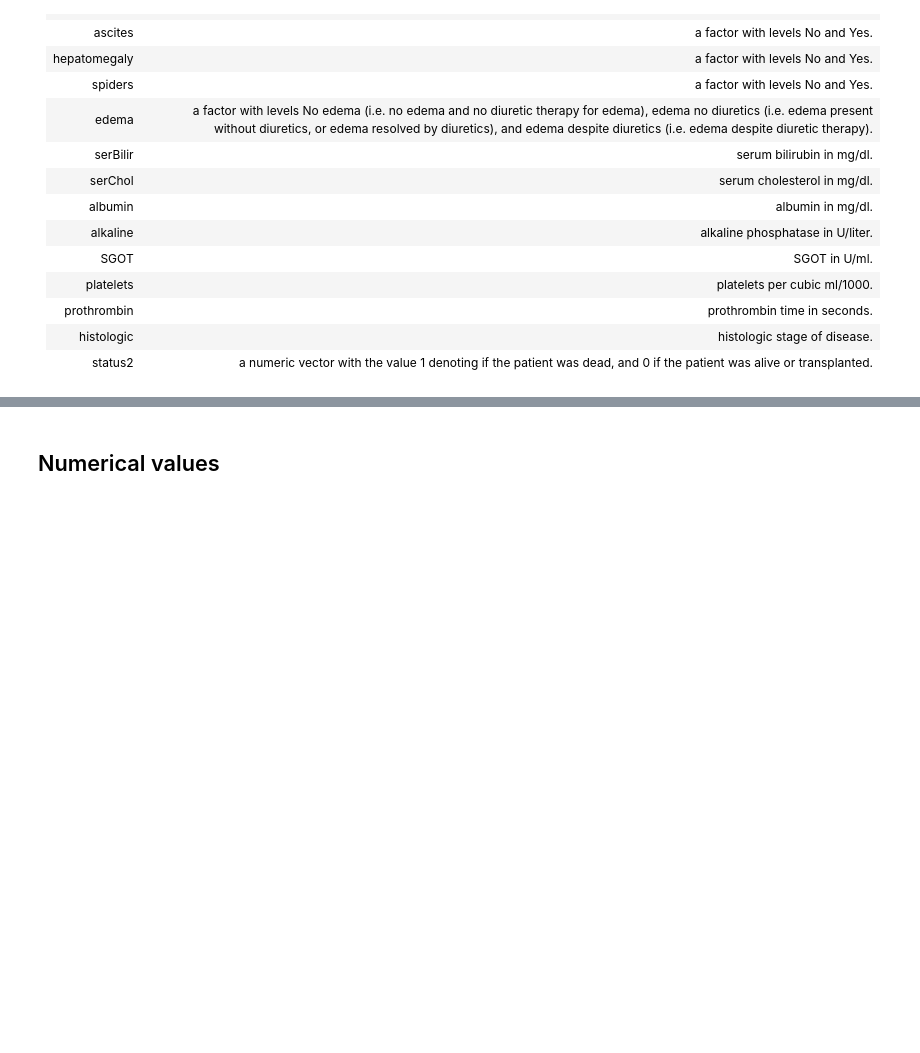
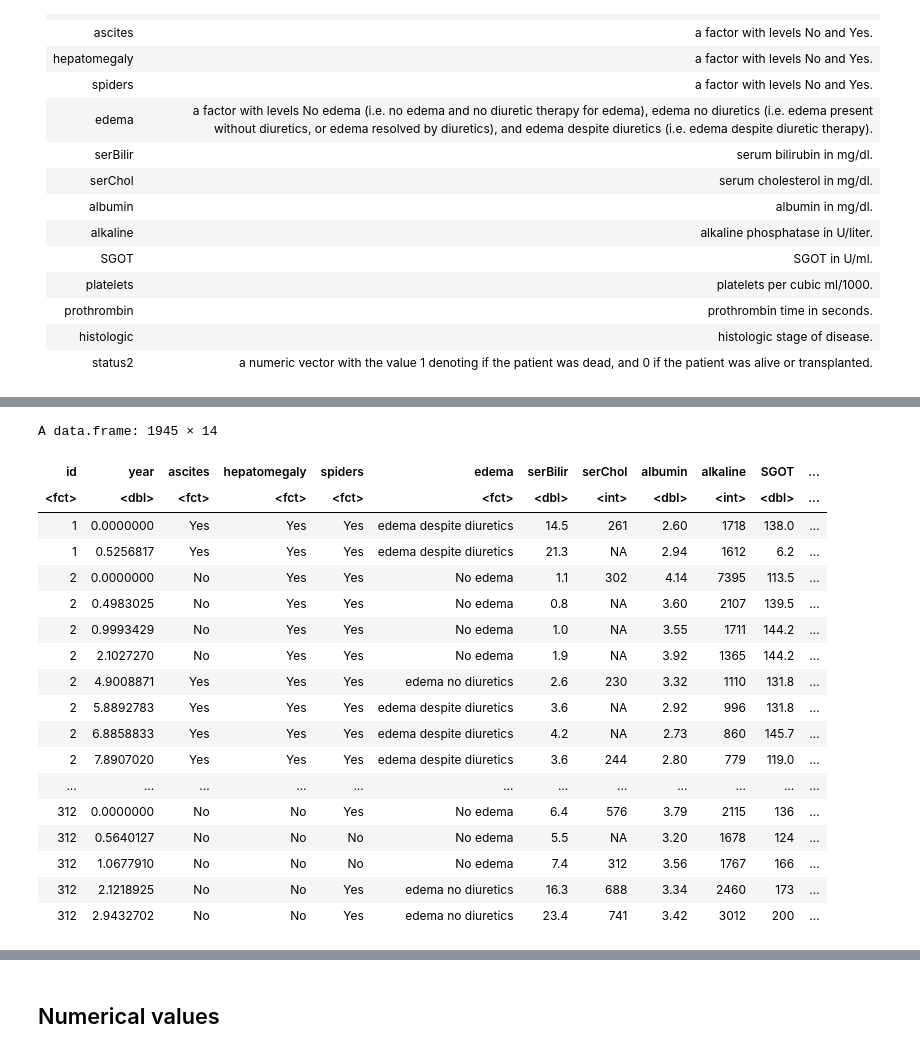
Before and after one commit to FrankwaP/subSISTM, a Jupyter notebook: data/pbs2/EDA.ipynb, the cells around one changed output, grey strips where cells are left out. Saved outputs shown, nothing was run; the diff lists cells and outputs as text; code cells hidden in the pictures; blank space fills up the shorter version.

```diff
--- a/data/pbs2/EDA.ipynb
+++ b/data/pbs2/EDA.ipynb
@@ -68,0 +144,23 @@ A data.frame: 1945 × 18
+# %%
+data_time_series = cbind(pbc2[1], pbc2[7:19])
+data_time_series
+# %% [output]
+A data.frame: 1945 × 14
+| id | year | ascites | hepatomegaly | spiders | edema | serBilir | serChol | albumin | alkaline | SGOT | ... |
+| <fct> | <dbl> | <fct> | <fct> | <fct> | <fct> | <dbl> | <int> | <dbl> | <int> | <dbl> | ... |
+| 1 | 0.0000000 | Yes | Yes | Yes | edema despite diuretics | 14.5 | 261 | 2.60 | 1718 | 138.0 | ... |
+| 1 | 0.5256817 | Yes | Yes | Yes | edema despite diuretics | 21.3 | NA | 2.94 | 1612 | 6.2 | ... |
+| 2 | 0.0000000 | No | Yes | Yes | No edema | 1.1 | 302 | 4.14 | 7395 | 113.5 | ... |
+| 2 | 0.4983025 | No | Yes | Yes | No edema | 0.8 | NA | 3.60 | 2107 | 139.5 | ... |
+| 2 | 0.9993429 | No | Yes | Yes | No edema | 1.0 | NA | 3.55 | 1711 | 144.2 | ... |
+| 2 | 2.1027270 | No | Yes | Yes | No edema | 1.9 | NA | 3.92 | 1365 | 144.2 | ... |
+| 2 | 4.9008871 | Yes | Yes | Yes | edema no diuretics | 2.6 | 230 | 3.32 | 1110 | 131.8 | ... |
+| 2 | 5.8892783 | Yes | Yes | Yes | edema despite diuretics | 3.6 | NA | 2.92 | 996 | 131.8 | ... |
+| 2 | 6.8858833 | Yes | Yes | Yes | edema despite diuretics | 4.2 | NA | 2.73 | 860 | 145.7 | ... |
+| 2 | 7.8907020 | Yes | Yes | Yes | edema despite diuretics | 3.6 | 244 | 2.80 | 779 | 119.0 | ... |
+| ... | ... | ... | ... | ... | ... | ... | ... | ... | ... | ... | ... |
+| 312 | 0.0000000 | No | No | Yes | No edema | 6.4 | 576 | 3.79 | 2115 | 136 | ... |
+| 312 | 0.5640127 | No | No | No | No edema | 5.5 | NA | 3.20 | 1678 | 124 | ... |
+| 312 | 1.0677910 | No | No | No | No edema | 7.4 | 312 | 3.56 | 1767 | 166 | ... |
+| 312 | 2.1218925 | No | No | Yes | edema no diuretics | 16.3 | 688 | 3.34 | 2460 | 173 | ... |
+| 312 | 2.9432702 | No | No | Yes | edema no diuretics | 23.4 | 741 | 3.42 | 3012 | 200 | ... |
```
Also changed, not shown: parts of 21 cells of this notebook, 5 other files.
